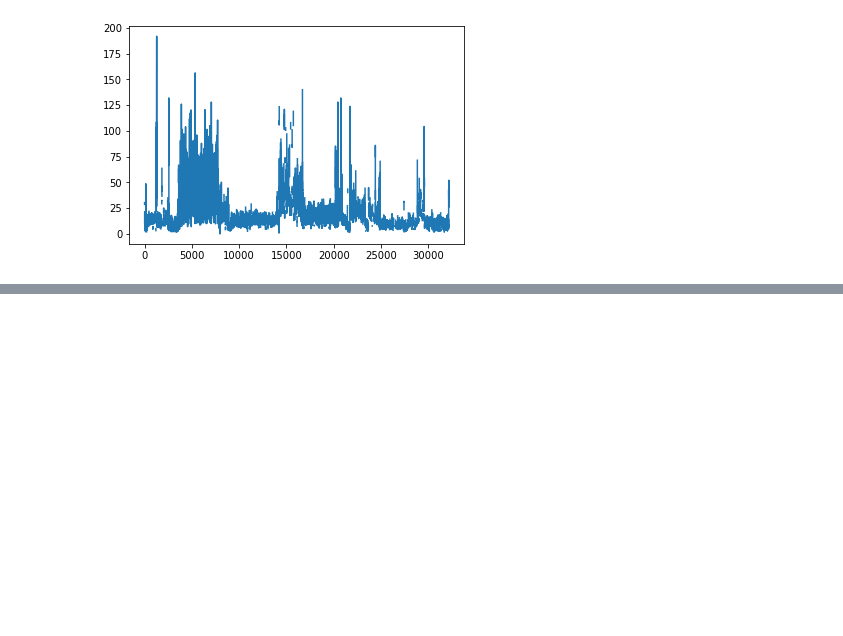
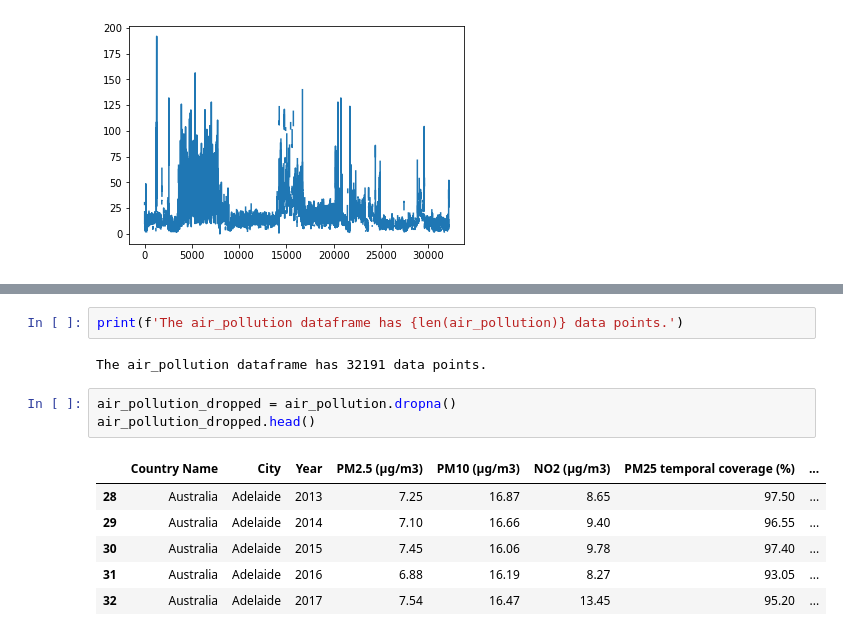
Before and after one commit to ashleyncasanova/air-quality-project, a Jupyter notebook: polution-and-mortality.ipynb, the cells around one changed output, grey strips where cells are left out. Cells and saved outputs as stored; diff of their text form; blank space fills up the shorter version.

```diff
--- a/polution-and-mortality.ipynb
+++ b/polution-and-mortality.ipynb
@@ -267,0 +294,14 @@ air_pollution["PM2.5 (μg/m3)"].plot()
+# %%
+print(f'The air_pollution dataframe has {len(air_pollution)} data points.')
+# %% [output]
+The air_pollution dataframe has 32191 data points.
+# %%
+air_pollution_dropped = air_pollution.dropna()
+air_pollution_dropped.head()
+# %% [output]
+|  | Country Name | City | Year | PM2.5 (μg/m3) | PM10 (μg/m3) | NO2 (μg/m3) | PM25 temporal coverage (%) | ... |
+| 28 | Australia | Adelaide | 2013 | 7.25 | 16.87 | 8.65 | 97.50 | ... |
+| 29 | Australia | Adelaide | 2014 | 7.10 | 16.66 | 9.40 | 96.55 | ... |
+| 30 | Australia | Adelaide | 2015 | 7.45 | 16.06 | 9.78 | 97.40 | ... |
+| 31 | Australia | Adelaide | 2016 | 6.88 | 16.19 | 8.27 | 93.05 | ... |
+| 32 | Australia | Adelaide | 2017 | 7.54 | 16.47 | 13.45 | 95.20 | ... |
```
Also changed, not shown: parts of 6 cells of this notebook, 1 other file.
